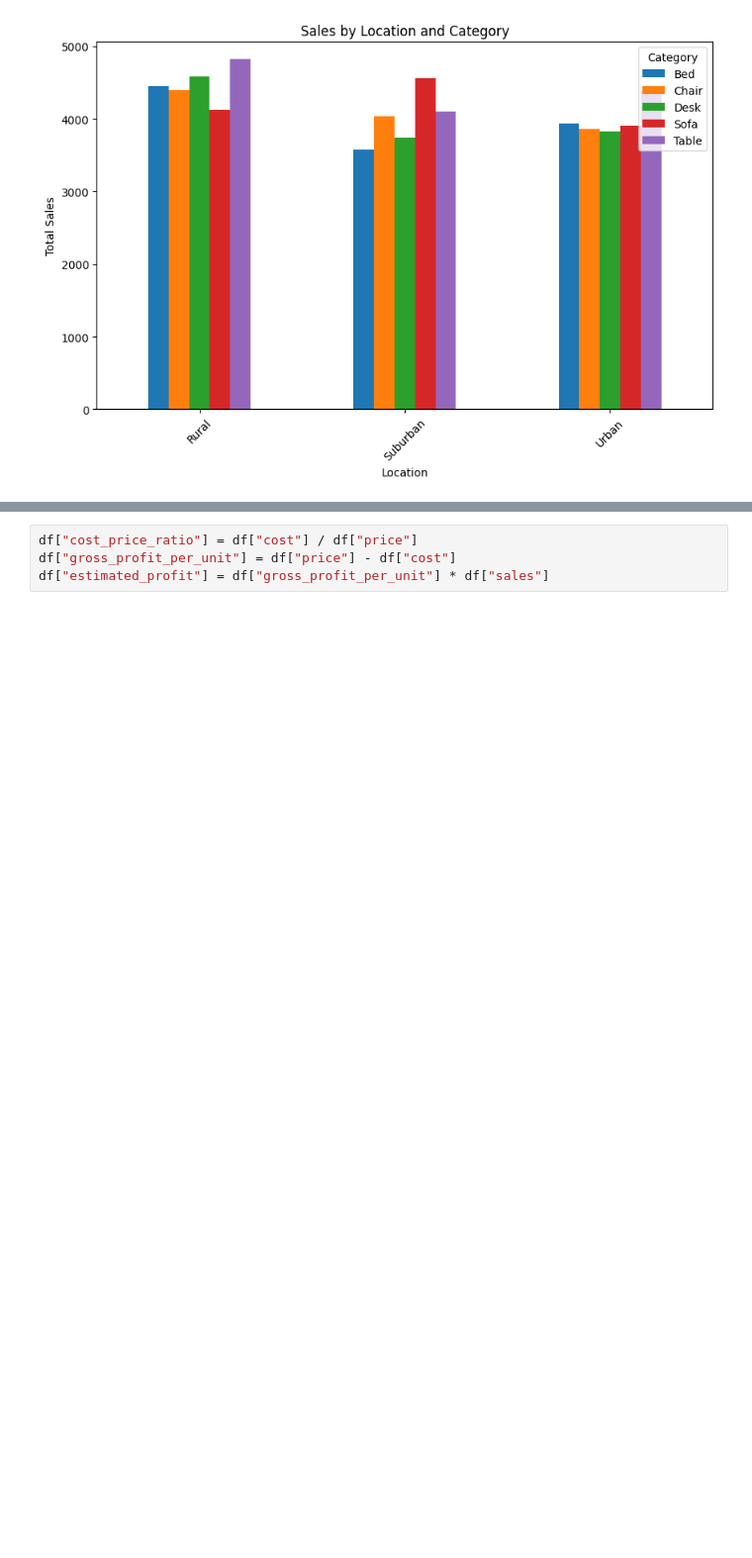
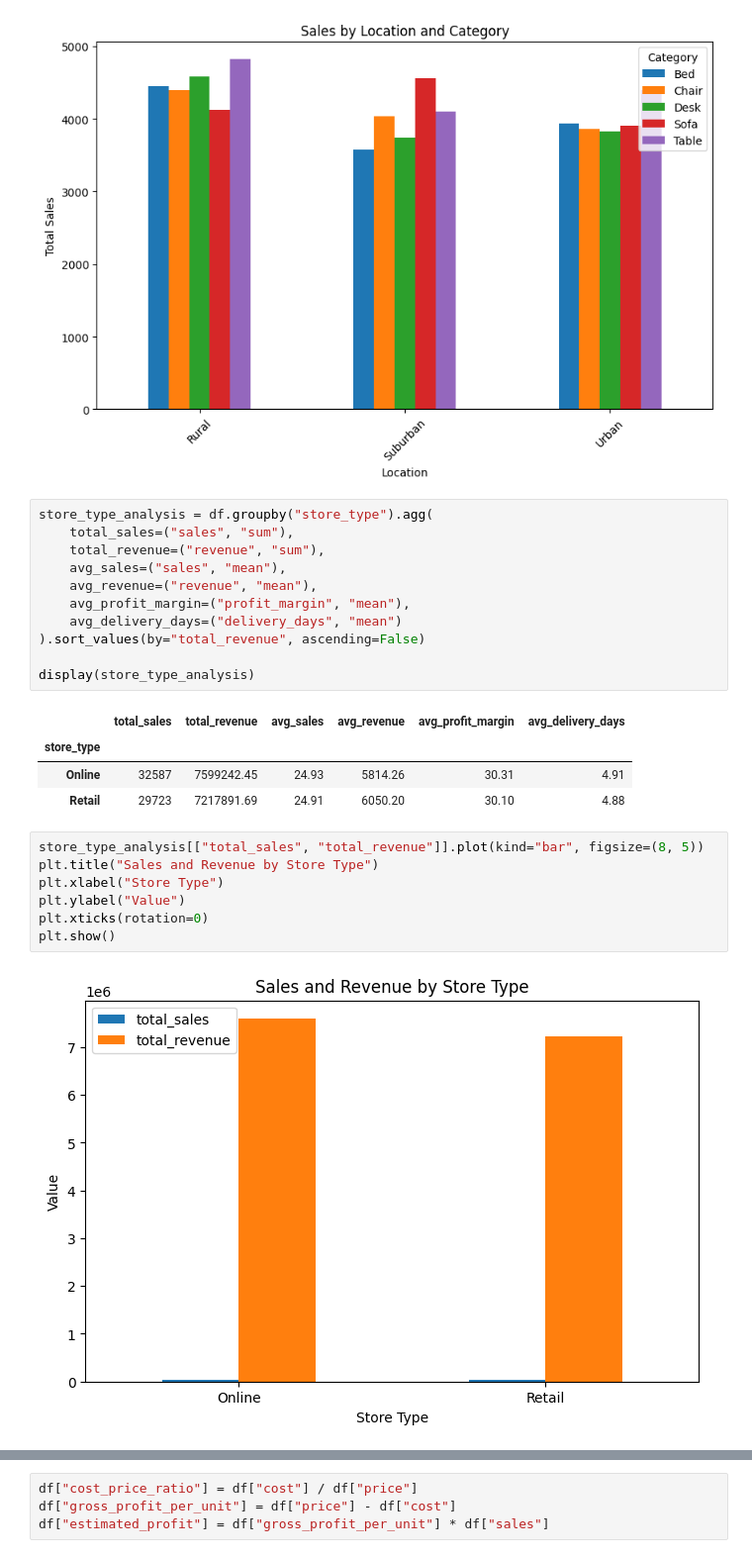
Before and after one commit to Penny967/cs687_capstone, a Jupyter notebook: data_analysis.ipynb, the cells around one changed output, grey strips where cells are left out. Shown at 99% size. Cells and saved outputs as stored; diff of their text form; blank space fills up the shorter version.

```diff
--- a/data_analysis.ipynb
+++ b/data_analysis.ipynb
@@ -319,3 +319,28 @@ plt.legend(title="Category")
 plt.show()
 # %% [output]
 [figure]
+# %%
+store_type_analysis = df.groupby("store_type").agg(
+    total_sales=("sales", "sum"),
+    total_revenue=("revenue", "sum"),
+    avg_sales=("sales", "mean"),
+    avg_revenue=("revenue", "mean"),
+    avg_profit_margin=("profit_margin", "mean"),
+    avg_delivery_days=("delivery_days", "mean")
+).sort_values(by="total_revenue", ascending=False)
+
+display(store_type_analysis)
+# %% [output]
+|  | total_sales | total_revenue | avg_sales | avg_revenue | avg_profit_margin | avg_delivery_days |
+| store_type |  |  |  |  |  |  |
+| Online | 32587 | 7599242.45 | 24.93 | 5814.26 | 30.31 | 4.91 |
+| Retail | 29723 | 7217891.69 | 24.91 | 6050.20 | 30.10 | 4.88 |
+# %%
+store_type_analysis[["total_sales", "total_revenue"]].plot(kind="bar", figsize=(8, 5))
+plt.title("Sales and Revenue by Store Type")
+plt.xlabel("Store Type")
+plt.ylabel("Value")
+plt.xticks(rotation=0)
+plt.show()
+# %% [output]
+[figure, added]
```
Also changed, not shown: parts of 2 cells of this notebook.
